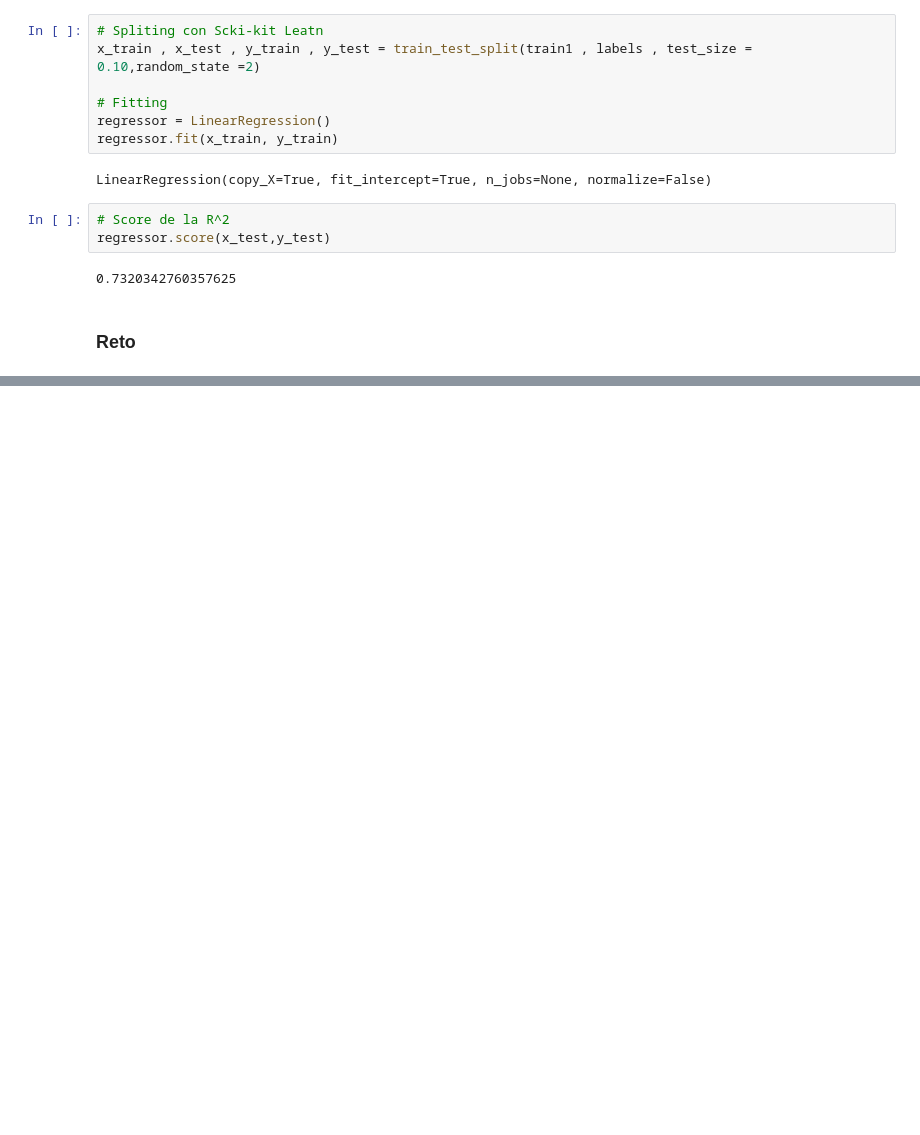
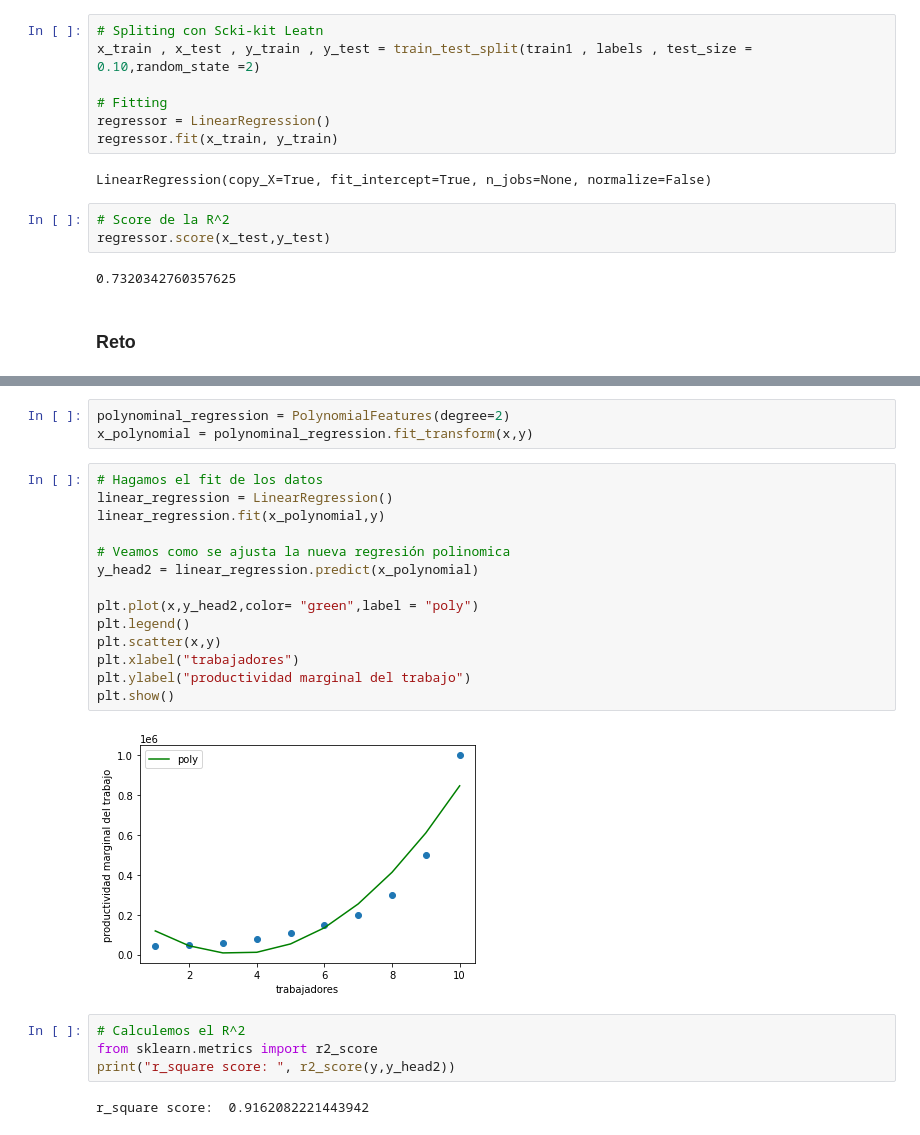
Before and after one commit to LIZZETHGOMEZ/BEDU-Santander, a Jupyter notebook: Machine Learning/Sesion_4.ipynb, the cells around one changed output, grey strips where cells are left out. Drawn from its saved outputs; the diff is of its cells as text; blank space fills up the shorter version.

```diff
--- a/Machine Learning/Sesion_4.ipynb
+++ b/Machine Learning/Sesion_4.ipynb
@@ -147,0 +179,25 @@ data.head()
+# %%
+polynominal_regression = PolynomialFeatures(degree=2)
+x_polynomial = polynominal_regression.fit_transform(x,y)
+# %%
+# Hagamos el fit de los datos
+linear_regression = LinearRegression()
+linear_regression.fit(x_polynomial,y)
+
+# Veamos como se ajusta la nueva regresión polinomica
+y_head2 = linear_regression.predict(x_polynomial)
+
+plt.plot(x,y_head2,color= "green",label = "poly")
+plt.legend()
+plt.scatter(x,y)
+plt.xlabel("trabajadores")
+plt.ylabel("productividad marginal del trabajo")
+plt.show()
+# %% [output]
+[figure, added]
+# %%
+# Calculemos el R^2
+from sklearn.metrics import r2_score
+print("r_square score: ", r2_score(y,y_head2))
+# %% [output]
+r_square score:  0.9162082221443942
```
Also changed, not shown: parts of 4 cells of this notebook.
